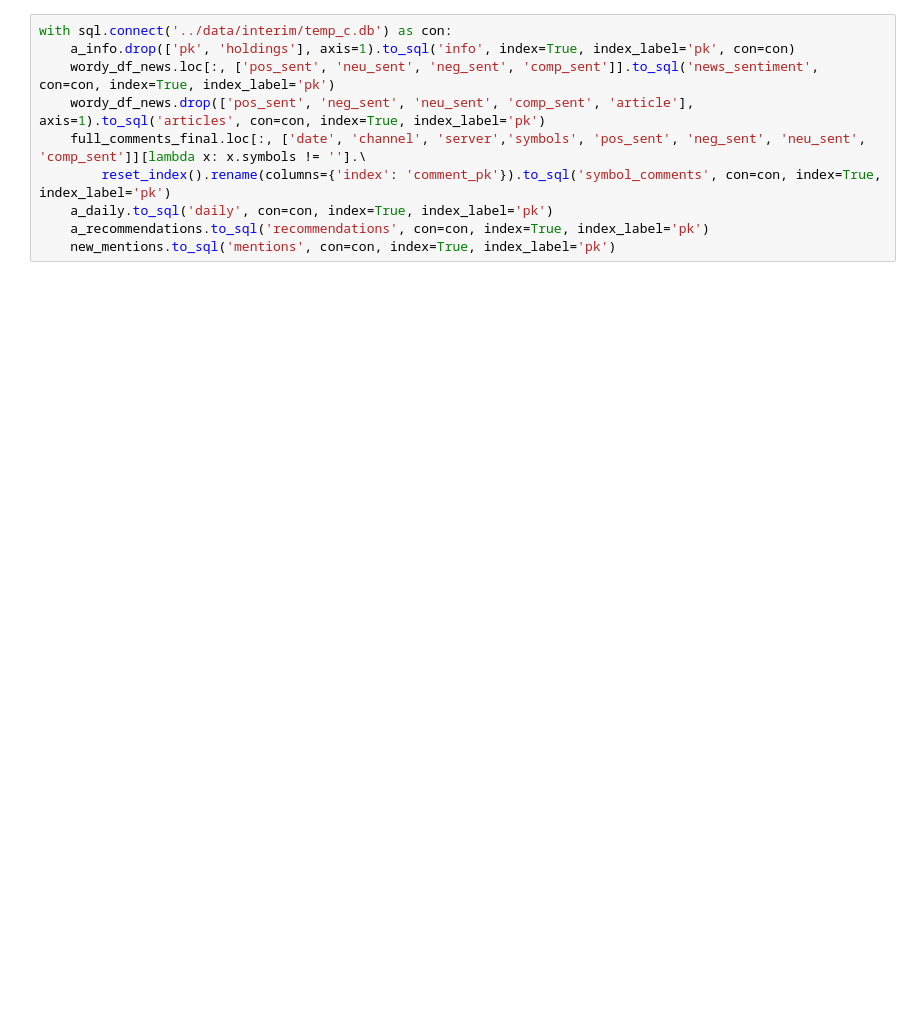
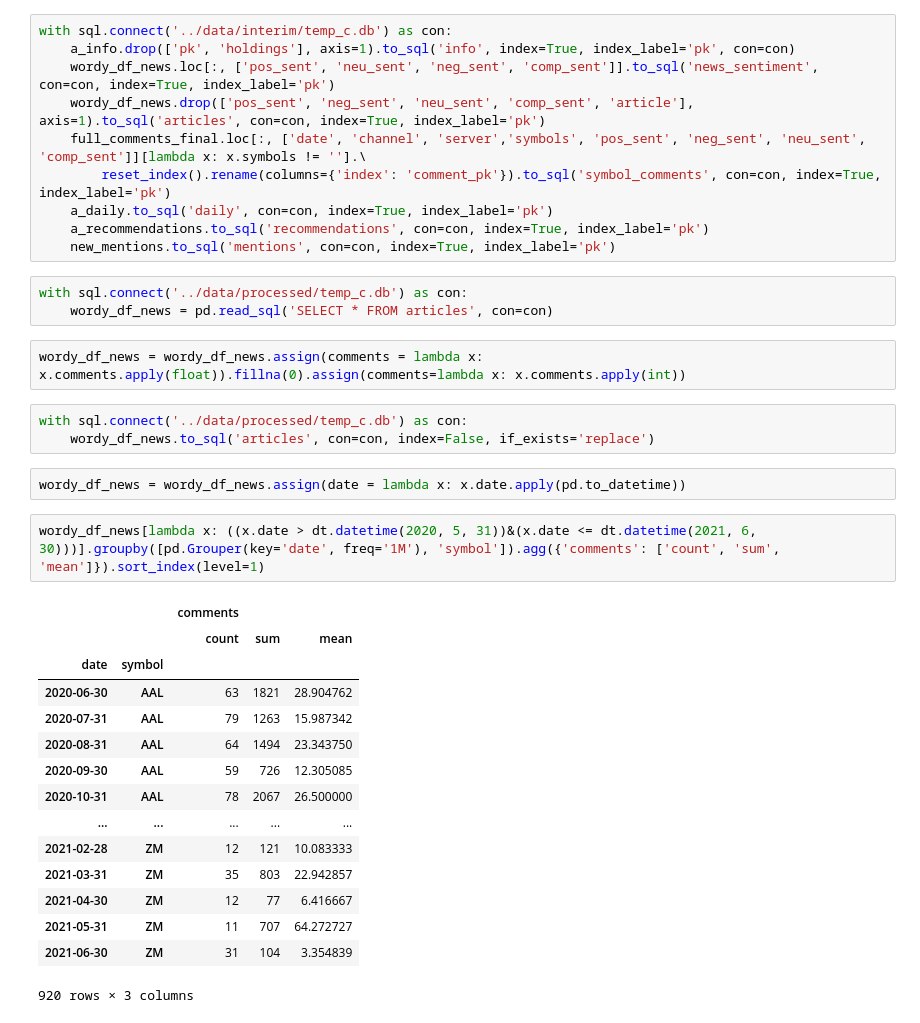
Before and after one commit to kyle-rgb/Discord_Project, a Jupyter notebook: notebooks/Trader.ipynb, the cells around one changed output. Drawn from its saved outputs; the diff is of its cells as text; blank space fills up the shorter version.

```diff
--- a/notebooks/Trader.ipynb
+++ b/notebooks/Trader.ipynb
@@ -791,3 +791,31 @@ with sql.connect('../data/interim/temp_c.db') as con:
     a_daily.to_sql('daily', con=con, index=True, index_label='pk')
     a_recommendations.to_sql('recommendations', con=con, index=True, index_label='pk')
     new_mentions.to_sql('mentions', con=con, index=True, index_label='pk')
+# %%
+with sql.connect('../data/processed/temp_c.db') as con:
+    wordy_df_news = pd.read_sql('SELECT * FROM articles', con=con)
+# %%
+wordy_df_news = wordy_df_news.assign(comments = lambda x: x.comments.apply(float)).fillna(0).assign(comments=lambda x: x.comments.apply(int))
+# %%
+with sql.connect('../data/processed/temp_c.db') as con:
+    wordy_df_news.to_sql('articles', con=con, index=False, if_exists='replace')
+# %%
+wordy_df_news = wordy_df_news.assign(date = lambda x: x.date.apply(pd.to_datetime))
+# %%
+wordy_df_news[lambda x: ((x.date > dt.datetime(2020, 5, 31))&(x.date <= dt.datetime(2021, 6, 30)))].groupby([pd.Grouper(key='date', freq='1M'), 'symbol']).agg({'comments': ['count', 'sum', 'mean']}).sort_index(level=1)
+# %% [output]
+|  |  | comments |  |  |
+|  |  | count | sum | mean |
+| date | symbol |  |  |  |
+| 2020-06-30 | AAL | 63 | 1821 | 28.904762 |
+| 2020-07-31 | AAL | 79 | 1263 | 15.987342 |
+| 2020-08-31 | AAL | 64 | 1494 | 23.343750 |
+| 2020-09-30 | AAL | 59 | 726 | 12.305085 |
+| 2020-10-31 | AAL | 78 | 2067 | 26.500000 |
+| ... | ... | ... | ... | ... |
+| 2021-02-28 | ZM | 12 | 121 | 10.083333 |
+| 2021-03-31 | ZM | 35 | 803 | 22.942857 |
+| 2021-04-30 | ZM | 12 | 77 | 6.416667 |
+| 2021-05-31 | ZM | 11 | 707 | 64.272727 |
+| 2021-06-30 | ZM | 31 | 104 | 3.354839 |
+920 rows × 3 columns
```
Also changed, not shown: 5 other files.
